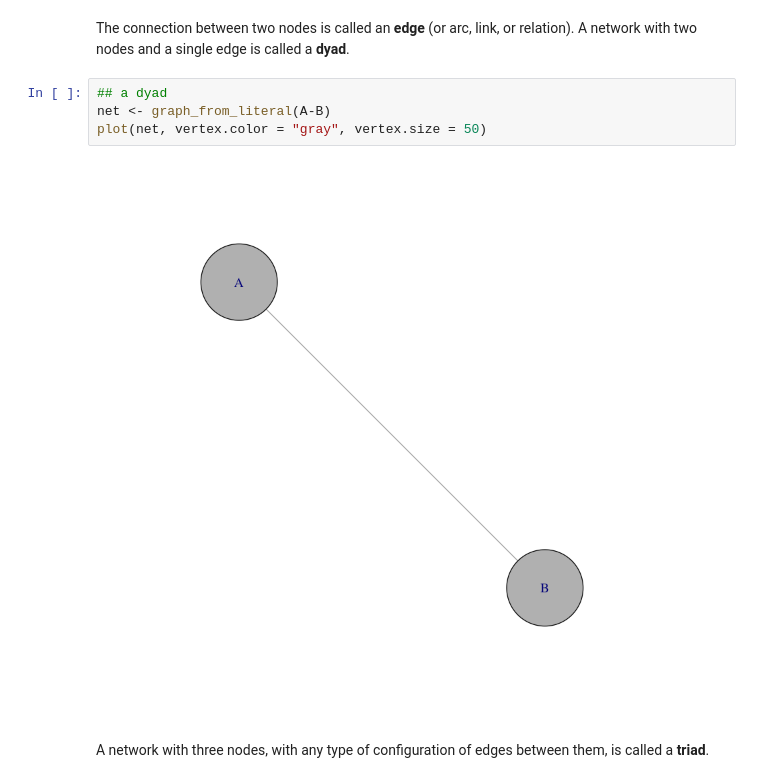
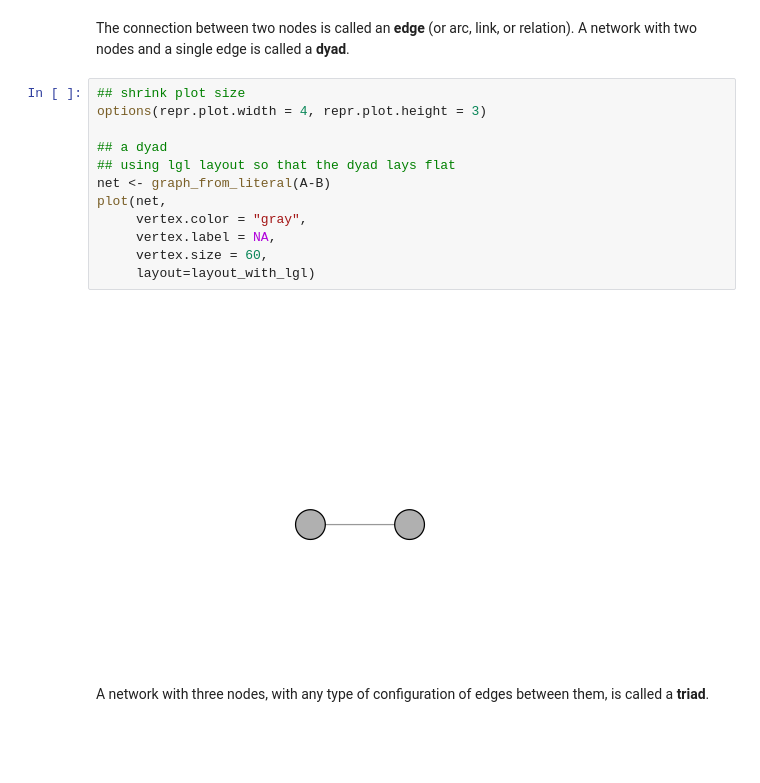
Before and after one commit to alexhanna/zurich-sna, a Jupyter notebook: Introduction to Social Network Analysis.ipynb, the cells around one changed output. Cells and saved outputs as stored; diff of their text form; blank space fills up the shorter version.

```diff
--- a/Introduction to Social Network Analysis.ipynb
+++ b/Introduction to Social Network Analysis.ipynb
@@ -67,11 +60,19 @@ Let's get to defining some terms before we go on, so that we're on the same page
 # %% [markdown]
 The connection between two nodes is called an **edge** (or arc, link, or relation). A network with two nodes and a single edge is called a **dyad**.
 # %%
+## shrink plot size
+options(repr.plot.width = 4, repr.plot.height = 3)
+
 ## a dyad
+## using lgl layout so that the dyad lays flat
 net <- graph_from_literal(A-B)
-plot(net, vertex.color = "gray", vertex.size = 50)
+plot(net,
+     vertex.color = "gray",
+     vertex.label = NA,
+     vertex.size = 60,
+     layout=layout_with_lgl)
 # %% [output]
-[figure, old version]
+[figure, new version]
 # %% [markdown]
 A network with three nodes, with any type of configuration of edges between them, is called a **triad**.
 # %%
```
Also changed, not shown: parts of 15 cells of this notebook.
